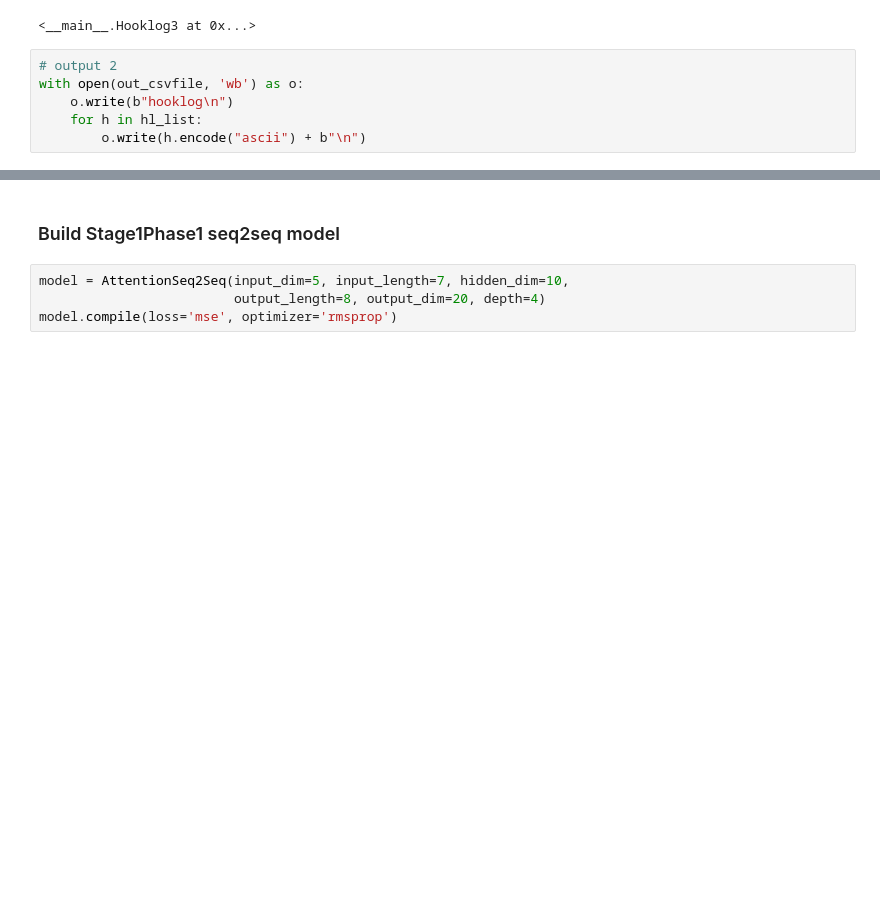
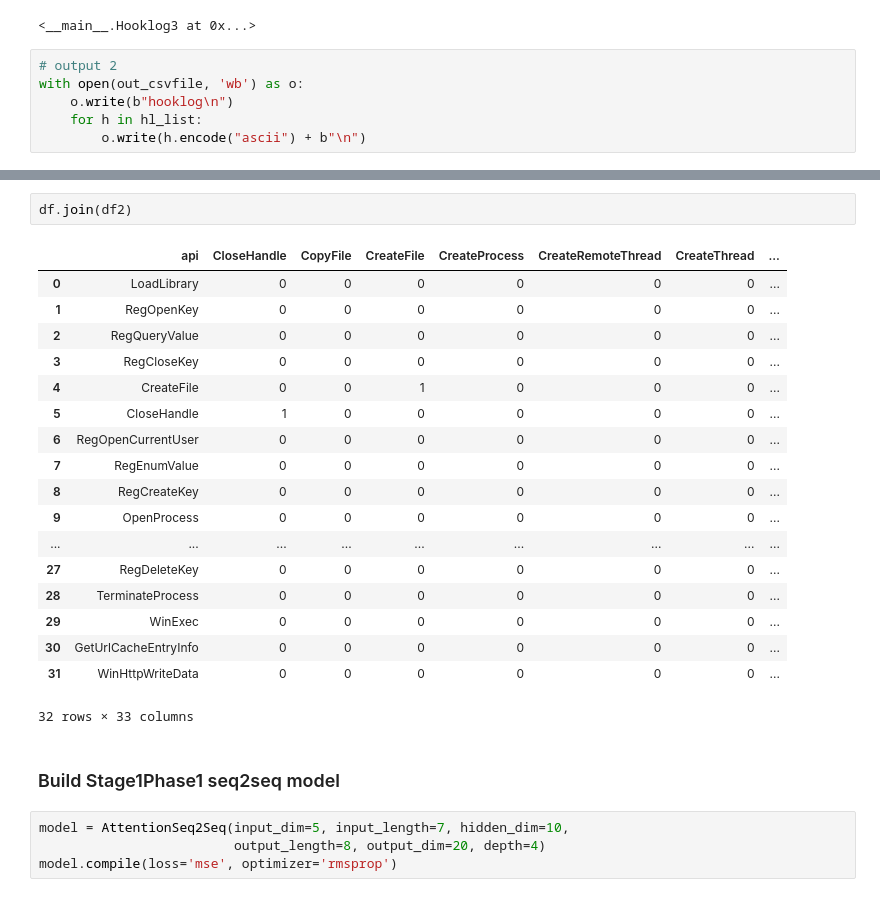
Before and after one commit to tychen5/NTU_ANTS-lab, a Jupyter notebook: malwareTagging/seq2seq_keras.ipynb, the cells around one changed output, grey strips where cells are left out. Drawn from its saved outputs; the diff is of its cells as text; blank space fills up the shorter version.

```diff
--- a/malwareTagging/seq2seq_keras.ipynb
+++ b/malwareTagging/seq2seq_keras.ipynb
@@ -137,3 +299,24 @@ with open(out_apifreq_pk, 'wb') as o:
+# %%
+df.join(df2)
+# %% [output]
+|  | api | CloseHandle | CopyFile | CreateFile | CreateProcess | CreateRemoteThread | CreateThread | ... |
+| 0 | LoadLibrary | 0 | 0 | 0 | 0 | 0 | 0 | ... |
+| 1 | RegOpenKey | 0 | 0 | 0 | 0 | 0 | 0 | ... |
+| 2 | RegQueryValue | 0 | 0 | 0 | 0 | 0 | 0 | ... |
+| 3 | RegCloseKey | 0 | 0 | 0 | 0 | 0 | 0 | ... |
+| 4 | CreateFile | 0 | 0 | 1 | 0 | 0 | 0 | ... |
+| 5 | CloseHandle | 1 | 0 | 0 | 0 | 0 | 0 | ... |
+| 6 | RegOpenCurrentUser | 0 | 0 | 0 | 0 | 0 | 0 | ... |
+| 7 | RegEnumValue | 0 | 0 | 0 | 0 | 0 | 0 | ... |
+| 8 | RegCreateKey | 0 | 0 | 0 | 0 | 0 | 0 | ... |
+| 9 | OpenProcess | 0 | 0 | 0 | 0 | 0 | 0 | ... |
+| ... | ... | ... | ... | ... | ... | ... | ... | ... |
+| 27 | RegDeleteKey | 0 | 0 | 0 | 0 | 0 | 0 | ... |
+| 28 | TerminateProcess | 0 | 0 | 0 | 0 | 0 | 0 | ... |
+| 29 | WinExec | 0 | 0 | 0 | 0 | 0 | 0 | ... |
+| 30 | GetUrlCacheEntryInfo | 0 | 0 | 0 | 0 | 0 | 0 | ... |
+| 31 | WinHttpWriteData | 0 | 0 | 0 | 0 | 0 | 0 | ... |
+32 rows × 33 columns
 # %% [markdown]
 ### Build  Stage1Phase1 seq2seq model
 # %%
```
Also changed, not shown: parts of 14 cells of this notebook, 1 other file.
